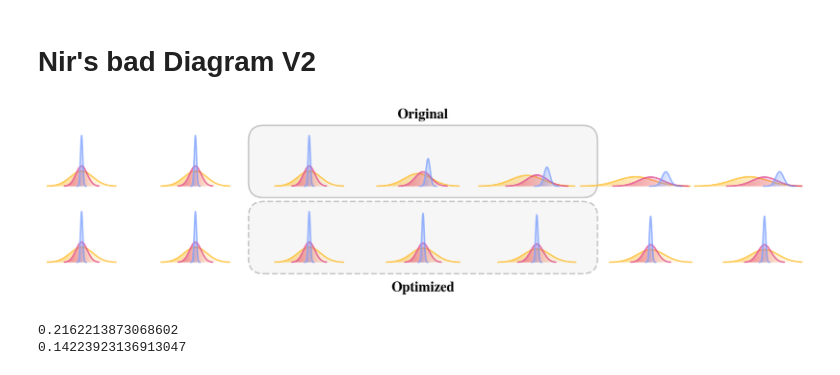
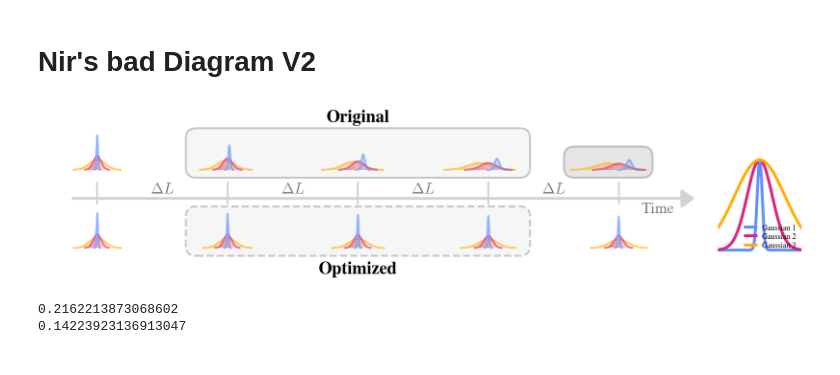
Before and after one commit to DominicJThompson/optGME, a Jupyter notebook: paper2/plots/diagramsV2.ipynb, the cells around one changed output. Drawn from its saved outputs; the diff is of its cells as text; code cells hidden in the pictures.

```diff
--- a/paper2/plots/diagramsV2.ipynb
+++ b/paper2/plots/diagramsV2.ipynb
@@ -1321,20 +1321,20 @@ from matplotlib.colors import LinearSegmentedColormap
 # ============================================================================
 
 # Number of instances: 2 before, 3 during, 2 after crystal
-n_before = 2
+n_before = 1
 n_during = 3
-n_after = 2
+n_after = 1
 n_instances = n_before + n_during + n_after
 
 # Horizontal spacing between instances
-x_spacing = 1.5
+x_spacing = 2.5
 
 # Crystal boundaries (instance indices)
 crystal_start_idx = n_before
 crystal_end_idx = n_before + n_during
 
 # Baseline y-position for top and bottom rows
-baseline_y_top = 1
+baseline_y_top = 1.5
 baseline_y_bottom = 0.0
 
 # Parameters for each of the 3 Gaussians
@@ -1428,7 +1428,7 @@ n_points = 500  # Number of points for smooth curves
 
 def draw_gaussian_with_gradient(ax, x_center, y_center, amplitude, width, color,
                                 area, zorder, width_extent=3.0, n_gradient_steps=50,
-                                next_gaussian=None):
+                                next_gaussian=None, dashed=False):
     """
     Draw a Gaussian with smooth gradient shading from left to right using imshow.
     """
@@ -1497,6 +1497,11 @@ def draw_gaussian_with_gradient(ax, x_center, y_center, amplitude, width, color,
     clip_patch = PathPatch(gaussian_path, transform=ax.transData)
     im.set_clip_path(clip_patch)
 
+    if dashed:
+        ax.plot(x_values, y_center + y_gaussian, color=color,
+            linewidth=2, zorder=zorder+1, alpha=0.6, linestyle='--')
+        return()
+
     # Draw outline with lighter opacity
     ax.plot(x_values, y_center + y_gaussian, color=color,
             linewidth=2, zorder=zorder+1, alpha=0.6)
@@ -1528,12 +1533,12 @@ def draw_diagram_column(ax, x_center, baseline_y, gaussian_params, instance_idx,
         True for top row (original), False for bottom row (optimized)
     """
     # Calculate progress through propagation (0 to 1)
-    if instance_idx < 2:
+    if instance_idx < n_before:
         t = 0
-    elif instance_idx > n_instances-2:
+    elif instance_idx > n_before+n_during-1:
         t = 1
     else:
-        t = (instance_idx-2) / (n_instances - 4)
+        t = (0.5+instance_idx-n_before) / n_during
 
     # Draw each Gaussian
     for gauss_idx, params in enumerate(gaussian_params):
@@ -1600,40 +1605,98 @@ for instance_idx in range(n_instances):
     draw_diagram_column(ax, x_center, baseline_y_bottom, gaussian_params_bottom, instance_idx,
                        gaussian_y_offsets, is_top=False)
 
+# Draw the vertical line along the arrow
+for instance_idx in range(n_instances):
+    x_center = instance_x_positions[instance_idx]
+    plt.plot([x_center, x_center], [.85,1.25], color='lightgray', linewidth=2)
+    if instance_idx < n_instances-1:
+        plt.text(x_center+x_spacing/2, 1.125, r'$\Delta L$', color='gray', ha='center', va='center', fontsize=16)
 
 
 ax.add_patch(FancyBboxPatch(
     (crystal_x_start, crystal_y_start_bottom),
     crystal_x_end - crystal_x_start,
     crystal_y_end_bottom - crystal_y_start_bottom,
     boxstyle="round,pad=0.05,rounding_size=0.20",
     facecolor='lightgray', alpha=0.2, zorder=1, edgecolor='black', linestyle='--', linewidth=2
 ))
 
 
 # Add labels
 ax.text(instance_x_positions[n_instances // 2], baseline_y_top + max(gaussian_y_offsets) + 0.85, 'Original',
         color='black', fontsize=18, ha='center', va='bottom', weight='bold')
 ax.text(instance_x_positions[n_instances // 2], baseline_y_bottom - 0.25, 'Optimized',
         color='black', fontsize=18, ha='center', va='top', weight='bold')
 
+# Add an arrow pointing from left to right in the middle, with higher linewidth, a rounded tip, and no border around the arrow head
+from matplotlib.patches import FancyArrowPatch
+
+arrow_x_offset = 1
+
+arrow = FancyArrowPatch(
+    (instance_x_positions[0]-arrow_x_offset+0.5, baseline_y_top - 0.55),
+    (instance_x_positions[-1]+arrow_x_offset+0.5, baseline_y_top - 0.55),
+    arrowstyle='-|>,head_length=0.5,head_width=0.35',  # larger rounded arrowhead
+    linewidth=3,  # increase the width of the line
+    mutation_scale=22,  # make the head bigger and rounder
+    zorder=10,
+    connectionstyle="arc3,rad=0",  # straight
+    color='lightgray'  # remove border around arrow head
+)
+ax.add_patch(arrow)
+
+#make box around the last top guassian
+ax.add_patch(FancyBboxPatch(
+    (instance_x_positions[-1]-1, baseline_y_top-0.1),
+    1.6,
+    .5,
+    boxstyle="round,pad=0.05,rounding_size=0.20",
+    facecolor='gray', alpha=0.2, zorder=1, edgecolor='black', linewidth=2
+))
+
+# Add the text for the line
+plt.text(11.25, .75, 'Time', color='gray', ha='center', va='center', fontsize=16)
 
 
 # Set axis properties
 x_buffer = 0.5
 y_buffer_top = 1
 y_buffer_bottom = 0.5
 
-ax.set_xlim(instance_x_positions[0] - x_buffer, instance_x_positions[-1] + x_buffer)
+ax.set_xlim(instance_x_positions[0] - x_buffer-arrow_x_offset+0.5, instance_x_positions[-1] + x_buffer+arrow_x_offset+2)
 ax.set_ylim(baseline_y_bottom - y_buffer_bottom,
             baseline_y_top + max(gaussian_y_offsets) + y_buffer_top)
 ax.set_aspect('equal')
 ax.axis('off')
 
-plt.tight_layout()
+# =======================
+# Add an inset axis to the right
+# =======================
+from mpl_toolkits.axes_grid1.inset_locator import inset_axes
+
+# Set the size and position for the inset (fraction of parent axes)
+inset_width = "11%"
+inset_height = "75%"
+inset = inset_axes(ax, width=inset_width, height=inset_height, loc='right', borderpad=0)
+
+# Example content: plot the (normalized) three initial Gaussians stack of the top row
+x = np.linspace(-0.25, 0.25, 260)
+for param in gaussian_params_top:
+    g = (param['area']/param['width']) * np.exp(-((x-param.get('center_offset',0))/param['width'])**2 / 2)
+    inset.plot(x, g/g.max(), color=param['color'], lw=3, label=param['name'])
+inset.set_ylim(-0.05, 1.25)
+inset.set_xlim(x[0], x[-1])
+inset.set_xticks([])
+inset.set_yticks([])
+inset.legend(loc='lower right', fontsize=8, frameon=False, handlelength=1.4, labelspacing=.2, borderpad=0.15)
+# Remove box/spines around the inset axis
+for spine in inset.spines.values():
+    spine.set_visible(False)
+inset.patch.set_alpha(0)  # Make background transparent (optional)
+
 plt.show()
 # %% [output]
-[figure, old version]
+[figure, new version]
 # %%
 # Add a text scale hyperparameter at the top of this plotting block
 text_scale = .9  # Set this to >1.0 for larger text, <1.0 for smaller, e.g. 1.2, 0.8, etc.
```
Also changed, not shown: parts of 2 cells of this notebook, 8 other files.
